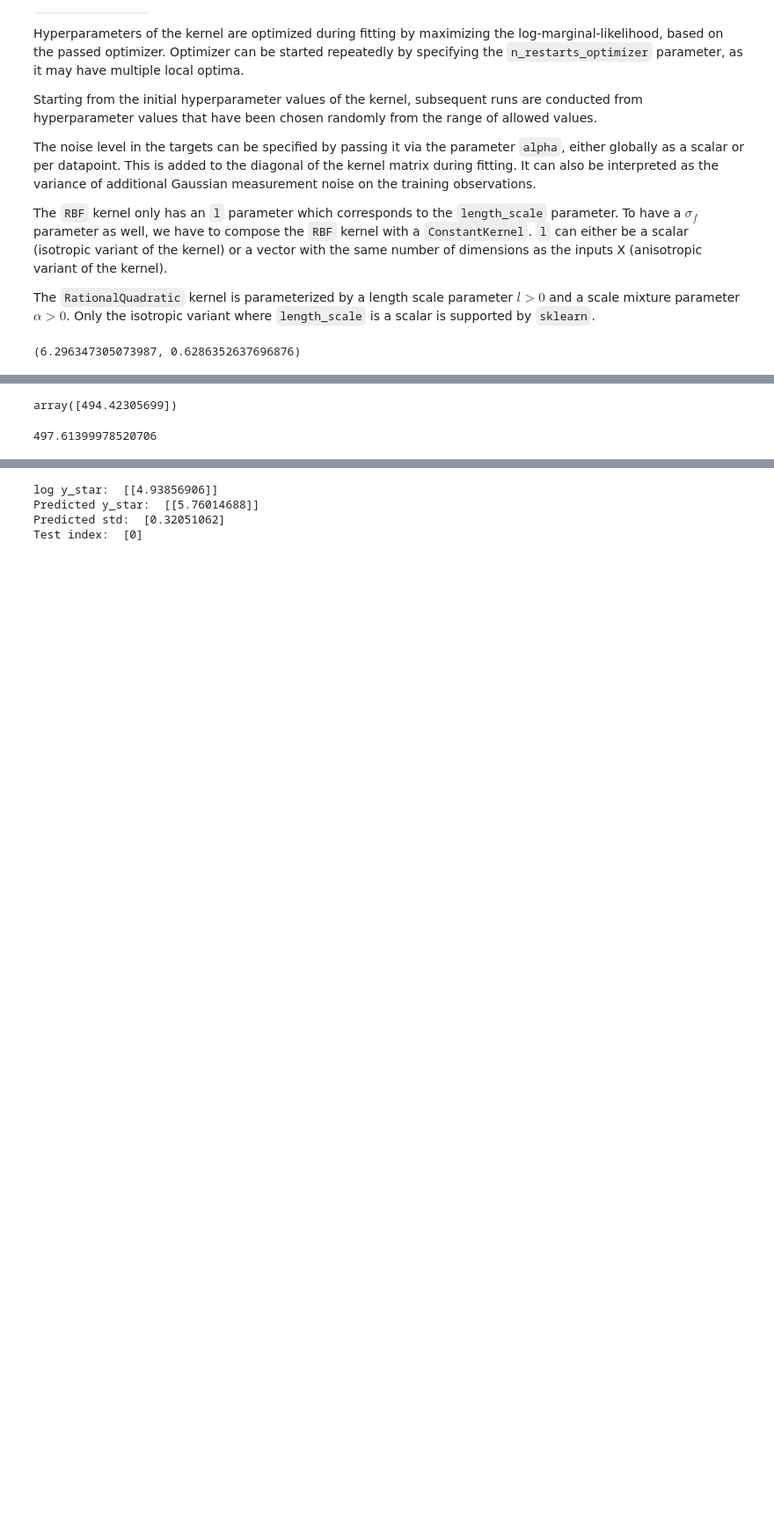
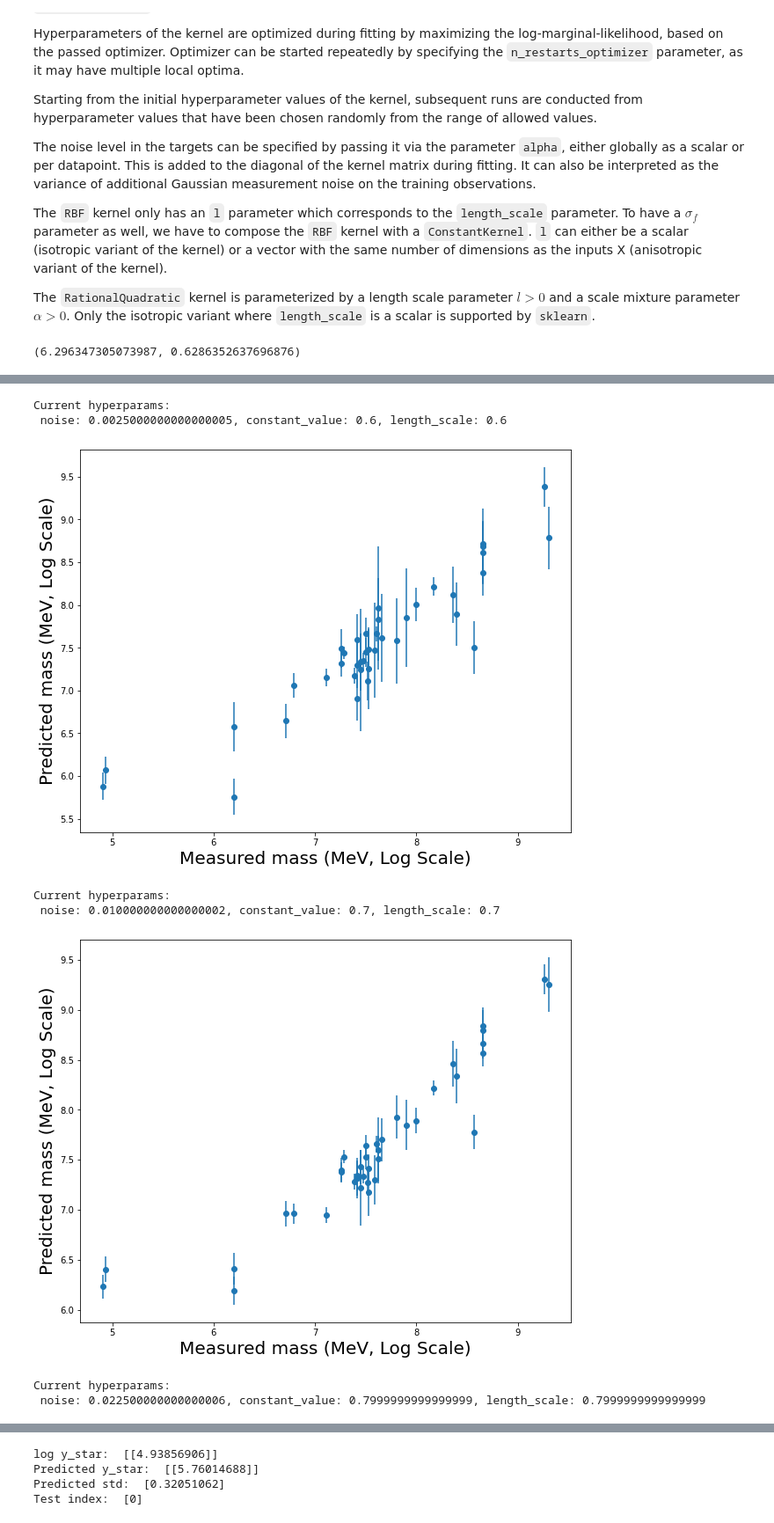
Before and after one commit to has9h/gp, a Jupyter notebook: freitas-krasserm-turner/gaussian-processes-krasserm.ipynb, the cells around one changed output, grey strips where cells are left out. Shown at 88% size. Cells and saved outputs as stored; diff of their text form; code cells hidden in the pictures; blank space fills up the shorter version.

Commit message:
grid search and plots added

```diff
--- a/freitas-krasserm-turner/gaussian-processes-krasserm.ipynb
+++ b/freitas-krasserm-turner/gaussian-processes-krasserm.ipynb
@@ -375,7 +393,7 @@ rbf = ConstantKernel(1.0) * RBF(length_scale=1.0)
 # rq = ConstantKernel(1.0) * RationalQuadratic(length_scale=1.0, alpha=1.0)
 
 # Set GP prior to training data's mean and cov with kernel
-gpr = GaussianProcessRegressor(kernel=rbf, alpha=noise**2)#, normalize_y=True)
+gpr = GaussianProcessRegressor(kernel=rbf, alpha=noise**2, n_restarts_optimizer=10)#, normalize_y=True)
 # gpr = GaussianProcessRegressor(kernel=rq, alpha=noise**2, normalize_y=True)
 
 # Add noise if needed
@@ -383,7 +401,8 @@ gpr = GaussianProcessRegressor(kernel=rbf, alpha=noise**2)#, normalize_y=True)
 # %%
 # 80-20 train-test split
 # Replace the Y's with Y_log, Y_normalized, or Y_noisy as needed
-X_train, X_test, Y_train, Y_test = train_test_split(X, Y_log, test_size=0.2, shuffle=True)
-print('X Train: ', X_train.shape, 'X Test: ', X_test.shape, 'Y_train: ', Y_train.shape, 'Y_test: ', Y_test.shape)
+X_train, X_test, Y_train, Y_test = train_test_split(data, target, test_size=0.2, shuffle=True)
+
+print('X_Train: ', X_train.shape, 'X_Test: ', X_test.shape, 'Y_train: ', Y_train.shape, 'Y_test: ', Y_test.shape)
 print('Y_test: ', Y_test)
 # %% [output]
@@ -409,13 +426,18 @@ np.exp(6.24880817)
 # %%
+# Declare cache
+results = {'mean': np.zeros((iter, X_test.shape[0])), 'cov': np.zeros((iter, X_test.shape[0])),
+           'length_scales': np.zeros(iter), 'sigma_f': np.zeros(iter)}
+
 # Reuse training data
 gpr.fit(X_train, Y_train)
 
-# Compute posterior mean and covariance
-# Y_star
-mu_s, cov_s = gpr.predict(X_test, return_std=True)
-print(mu_s, cov_s, mu_s.shape, cov_s.shape)
+mean, cov = gpr.predict(X_test, return_std=True)
 
 # Obtain optimized kernel parameters
 l = gpr.kernel_.k2.get_params()['length_scale']
 sigma_f = np.sqrt(gpr.kernel_.k1.get_params()['constant_value'])
+
+print(mean, '\n', cov, '\n', mean.shape, '\n', cov.shape)
+print('RMSE: ', mean_absolute_error(Y_test, mean))
+print(l, sigma_f)
 # %% [output]
@@ -426,8 +462,51 @@ sigma_f = np.sqrt(gpr.kernel_.k1.get_params()['constant_value'])
-# %%
-np.exp(mu_s[0])
-# %% [output]
-array([494.42305699])
-# %%
-np.exp((-0.13763566 * np.std(Y_log)) + np.mean(Y_log))
-# %% [output]
-497.61399978520706
+# %%
+noise = np.arange(0.05, 0.55, 0.05)
+constant_value = np.arange(0.6, 1.2, 0.1)
+length_scale = np.arange(0.6, 1.2, 0.1)
+# for rq kernel
+alpha = np.arange(0.6, 1.2, 0.1)
+
+hyperparams = list(zip(noise, constant_value, length_scale, alpha))
+
+# For writing results to file
+results_df = pd.DataFrame()
+
+for counter, params in enumerate(hyperparams):
+    print(f'Current hyperparams: \n noise: {params[0]**2}, constant_value: {params[1]}, length_scale: {params[2]}')
+
+    rbf = ConstantKernel(params[1]) * RBF(length_scale=params[2])
+    # rq = ConstantKernel(1.0) * RationalQuadratic(length_scale=1.0, alpha=1.0)
+
+    # Set GP prior to training data's mean and cov with kernel
+    gpr = GaussianProcessRegressor(kernel=rbf, alpha=params[0]**2, n_restarts_optimizer=10)
+
+    gpr.fit(X_train, Y_train)
+    mean, cov = gpr.predict(X_test, return_std=True)
+
+    # Obtain optimized kernel parameters
+    l = gpr.kernel_.k2.get_params()['length_scale']
+    sigma_f = np.sqrt(gpr.kernel_.k1.get_params()['constant_value'])
+
+    # Store current iteration data
+    current_results_df = pd.DataFrame({'run': counter, 'measured': Y_test, 'predicted': mean, 'variance': cov,
+                            'rmse': mean_absolute_error(Y_test, mean), 'alpha': params[0]**2,
+                            'initial_length scale': params[2], 'initial_sigma_f': params[1],
+                            'trained_length_scale': l, 'trained_sigma_f': sigma_f})
+
+    # Draw plots
+    plotter(Y_test, mean, cov)
+
+    # Join dataframes to save
+    results_df = pd.concat([results_df, current_results_df])
+
+# write to file
+results_df.to_csv('results.csv', index=False)
+# %% [output]
+Current hyperparams:
+ noise: 0.0025000000000000005, constant_value: 0.6, length_scale: 0.6
+[figure, added]
+Current hyperparams:
+ noise: 0.010000000000000002, constant_value: 0.7, length_scale: 0.7
+[figure, added]
+Current hyperparams:
+ noise: 0.022500000000000006, constant_value: 0.7999999999999999, length_scale: 0.7999999999999999
```
Also changed, not shown: parts of 18 cells of this notebook, 3 other files.
